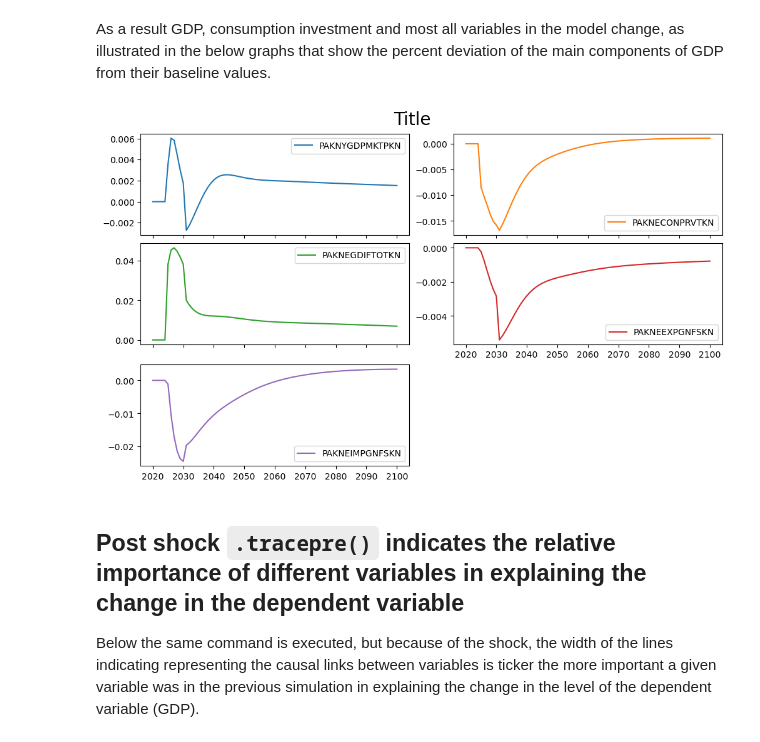
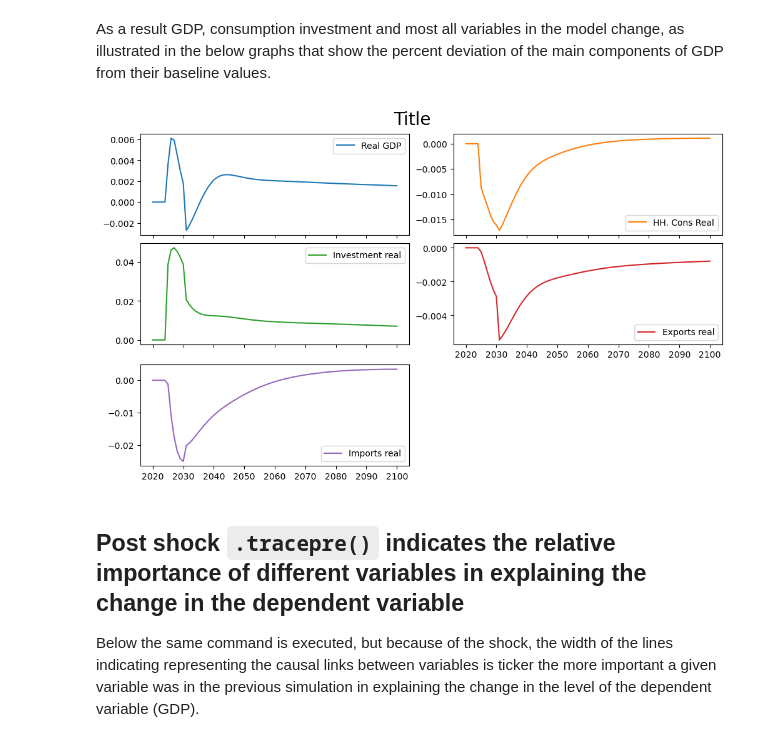
Before and after one commit to IbHansen/modelflow-manual, a Jupyter notebook: papers/mfbook/content/06_ModelAnalytics/ModelStructure.ipynb, the cells around one changed output. Drawn from its saved outputs; the diff is of its cells as text; code cells hidden in the pictures.

```diff
--- a/papers/mfbook/content/06_ModelAnalytics/ModelStructure.ipynb
+++ b/papers/mfbook/content/06_ModelAnalytics/ModelStructure.ipynb
@@ -127,9 +129,9 @@ result = mpak(alternative,2020,2100) # simulates the model
 # %% [markdown]
 As a result GDP, consumption investment and most all variables in the model change, as illustrated in the below graphs that show the percent deviation of the main components of GDP from their baseline values.
 # %%
-mpak['PAKNYGDPMKTPKN PAKNECONPRVTKN PAKNEGDIFTOTKN PAKNEEXPGNFSKN PAKNEIMPGNFSKN'].difpctlevel.plot()
+mpak['PAKNYGDPMKTPKN PAKNECONPRVTKN PAKNEGDIFTOTKN PAKNEEXPGNFSKN PAKNEIMPGNFSKN'].difpctlevel.rename().plot()
 # %% [output]
-[figure, old version]
+[figure, new version]
 # %% [markdown]
 ## Post shock `.tracepre()` indicates the relative importance of different variables in explaining the change in the dependent variable
 
```
Also changed, not shown: parts of 23 cells of this notebook.
